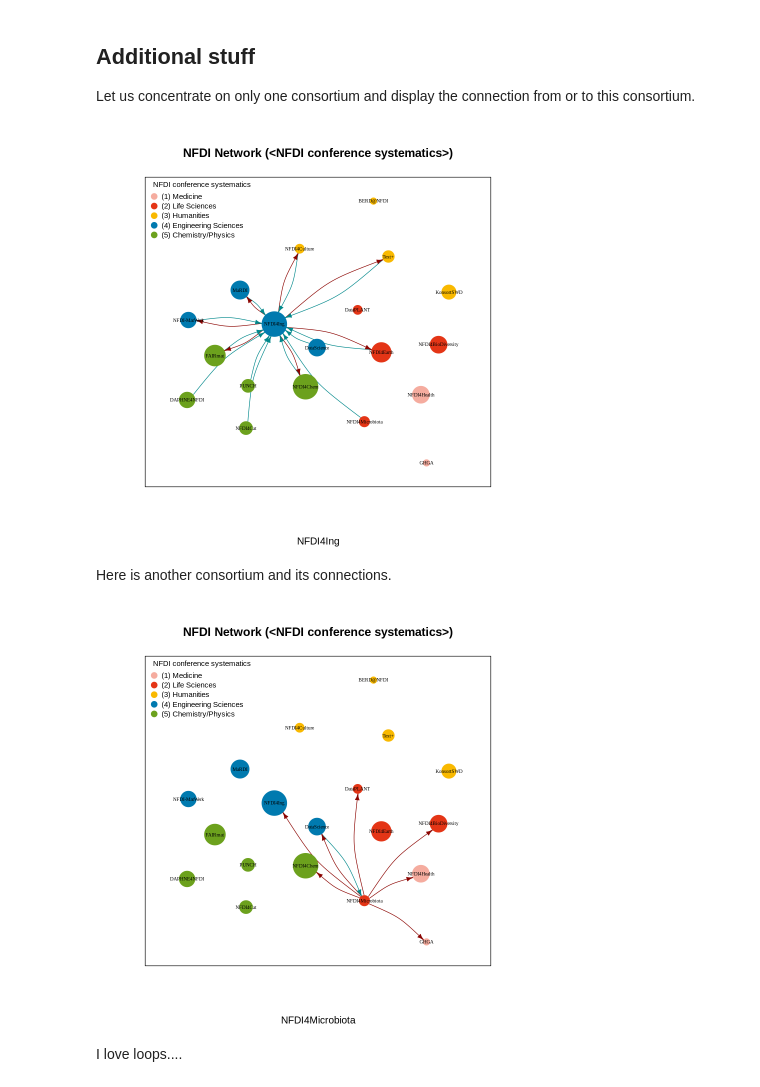
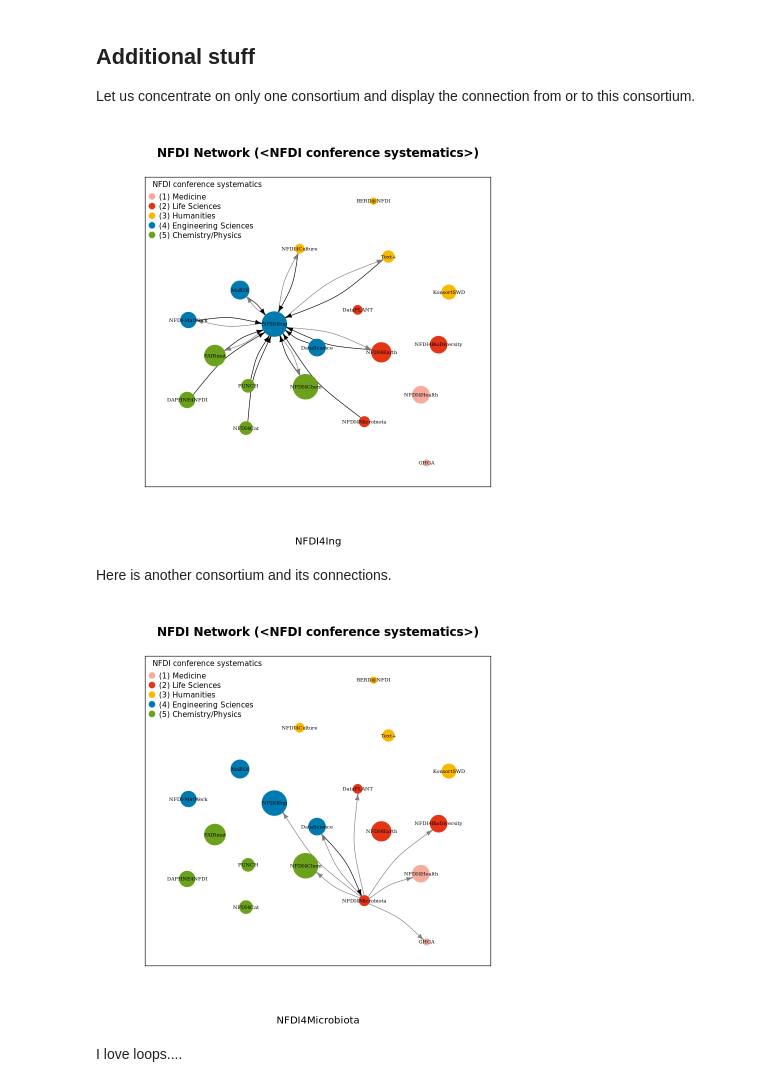
Before and after one commit to LukasCBossert/das-versprechen-der-vernetzung, a Jupyter notebook: Notebook/the-promise-to-partner.ipynb, the cells around one changed output. Cells and saved outputs as stored; diff of their text form; code cells hidden in the pictures.

```diff
--- a/Notebook/the-promise-to-partner.ipynb
+++ b/Notebook/the-promise-to-partner.ipynb
@@ -709,42 +704,42 @@ nfdi_plot_group <- function(NFDI_name) {
     plot(NFDI_network_directed,
      main   = "NFDI Network (<NFDI conference systematics>)",  # adding a title
     sub = NFDI_name,
      frame  = TRUE,                    # making a frame
      layout = layout.graphopt,         # better layout options
      vertex.color       = NFDI_color_groups,   # color of nodes
      vertex.frame.color = NFDI_color_groups,   # color of the frame of nodes
      vertex.label.cex   = 0.5,         # size of the description of the labels
      vertex.label.color = "black",     # color of the description
                                        # color: https://www.w3schools.com/colors/colors_picker.asp
      edge.curved        = 0.2,           # factor of "curvity"
      vertex.size        = degree(NFDI_network_directed,
                                  mode = "total"), #<<<<<<<<<<< size of nodes depends on amount of edges
      edge.arrow.size    = .5,          # arrow size,  defaults to 1
          edge.color = with(NFDI_edges,
-                           ifelse(from %in% NFDI_name,"#8b0401",
-                                  ifelse(to == NFDI_name,"#01888B",
+                           ifelse(from %in% NFDI_name,"#808080", # grey
+                                  ifelse(to == NFDI_name,"#000000", # black
                                          NA)))
         )
     nfdi_plot_legend()
 
 
           }
 
 
 # pdf(paste0("img/network_group_",NFDI_name,".pdf"))   # save image as PDF
 # nfdi_local_network(NFDI_name) # display image for saving
 # dev.off()                      # close image stream
  nfdi_local_network(NFDI_name)  # display image in JupyterNotebook
 }
 nfdi_plot_group("NFDI4Ing")
 # %% [output]
-[figure, old version]
+[figure, new version]
 # %% [markdown]
 Here is another consortium and its connections.
 # %%
 nfdi_plot_group("NFDI4Microbiota")
 # %% [output]
-[figure, old version]
+[figure, new version]
 # %% [markdown]
 I love loops....
 # %%
```
Also changed, not shown: parts of 14 cells of this notebook, 3 other files.
